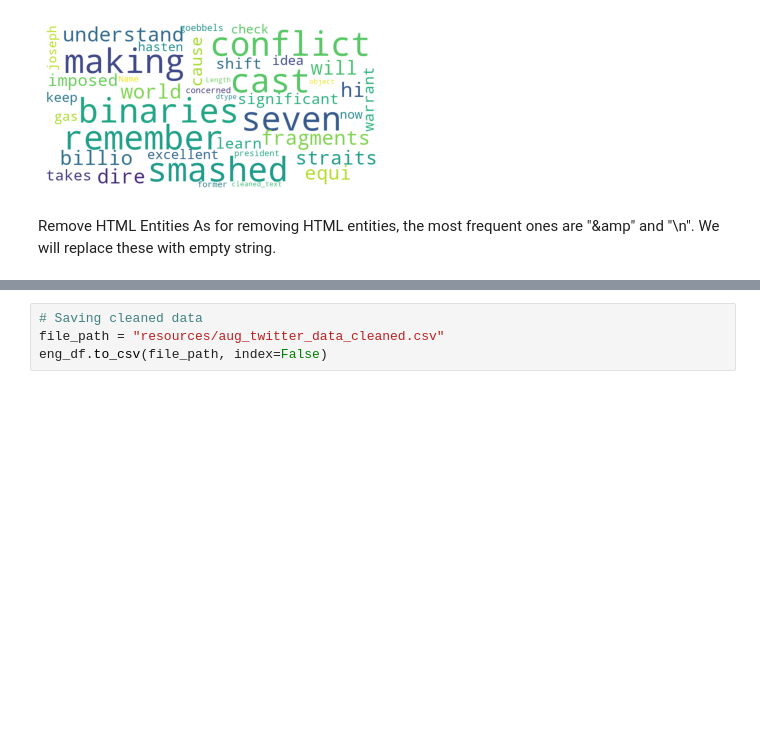
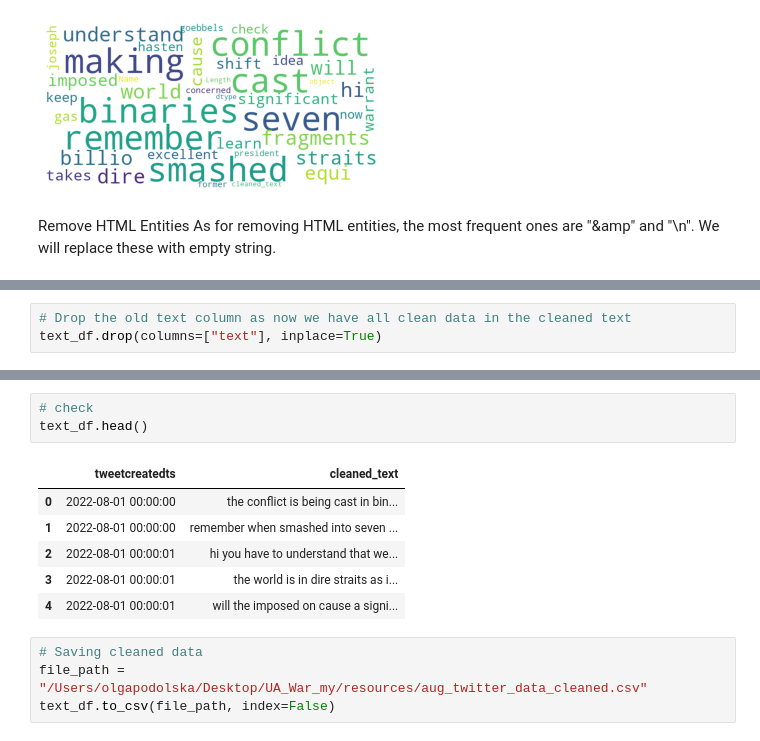
Before and after one commit to aiscience-22/UA_War, a Jupyter notebook: TwitterUA_cleaned_data.ipynb, the cells around one changed output, grey strips where cells are left out. Cells and saved outputs as stored; diff of their text form; blank space fills up the shorter version.

```diff
--- a/TwitterUA_cleaned_data.ipynb
+++ b/TwitterUA_cleaned_data.ipynb
@@ -624,0 +665,3 @@ eng_df.head()
+# %%
+# Drop the old text column as now we have all clean data in the cleaned text
+text_df.drop(columns=["text"], inplace=True)
@@ -625,4 +686,14 @@ eng_df.head()
+# %%
+# check
+text_df.head()
+# %% [output]
+|  | tweetcreatedts | cleaned_text |
+| 0 | 2022-08-01 00:00:00 | the conflict is being cast in bin... |
+| 1 | 2022-08-01 00:00:00 | remember when smashed into seven ... |
+| 2 | 2022-08-01 00:00:01 | hi you have to understand that we... |
+| 3 | 2022-08-01 00:00:01 | the world is in dire straits as i... |
+| 4 | 2022-08-01 00:00:01 | will the imposed on cause a signi... |
 # %%
 # Saving cleaned data
-file_path = "resources/aug_twitter_data_cleaned.csv"
-eng_df.to_csv(file_path, index=False)
+file_path = "/Users/olgapodolska/Desktop/UA_War_my/resources/aug_twitter_data_cleaned.csv"
+text_df.to_csv(file_path, index=False)
```
Also changed, not shown: parts of 20 cells of this notebook.
